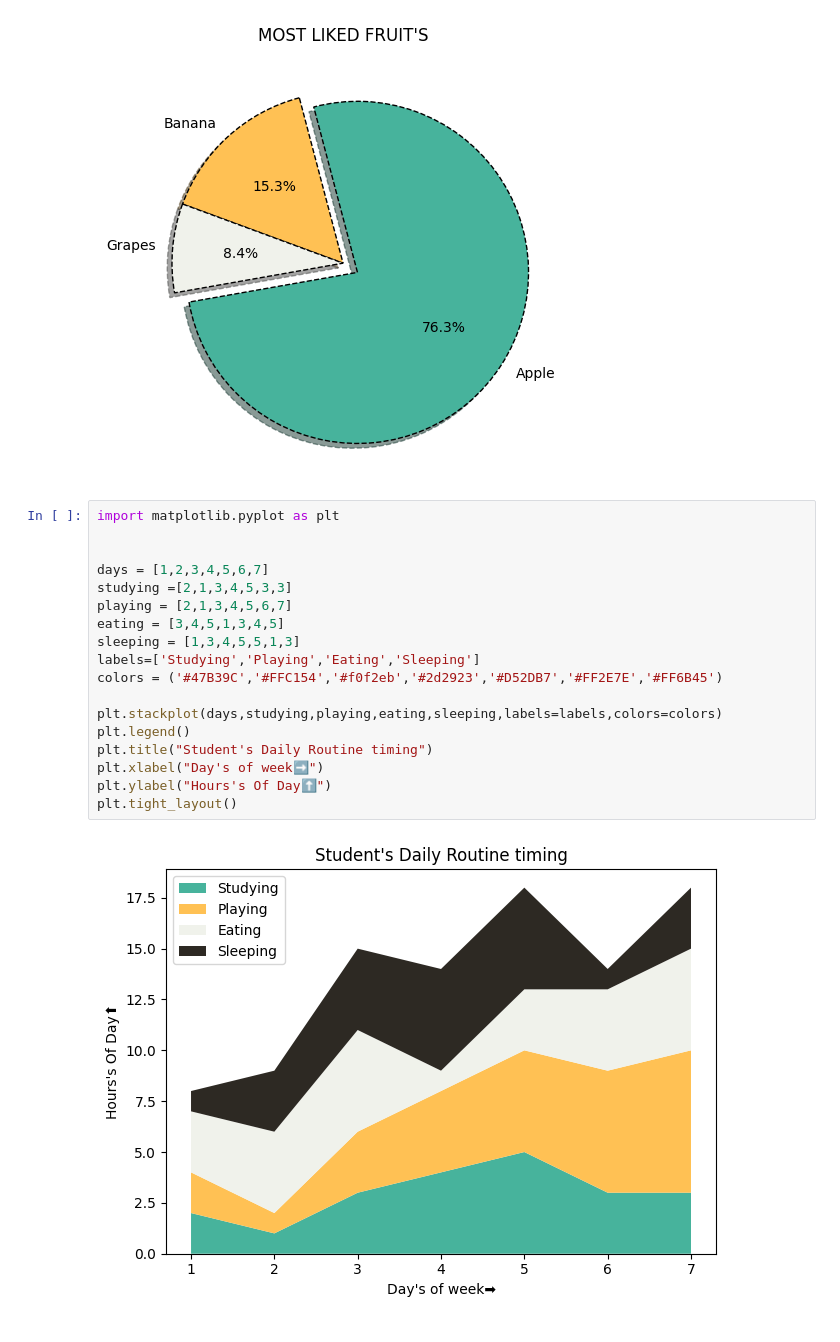
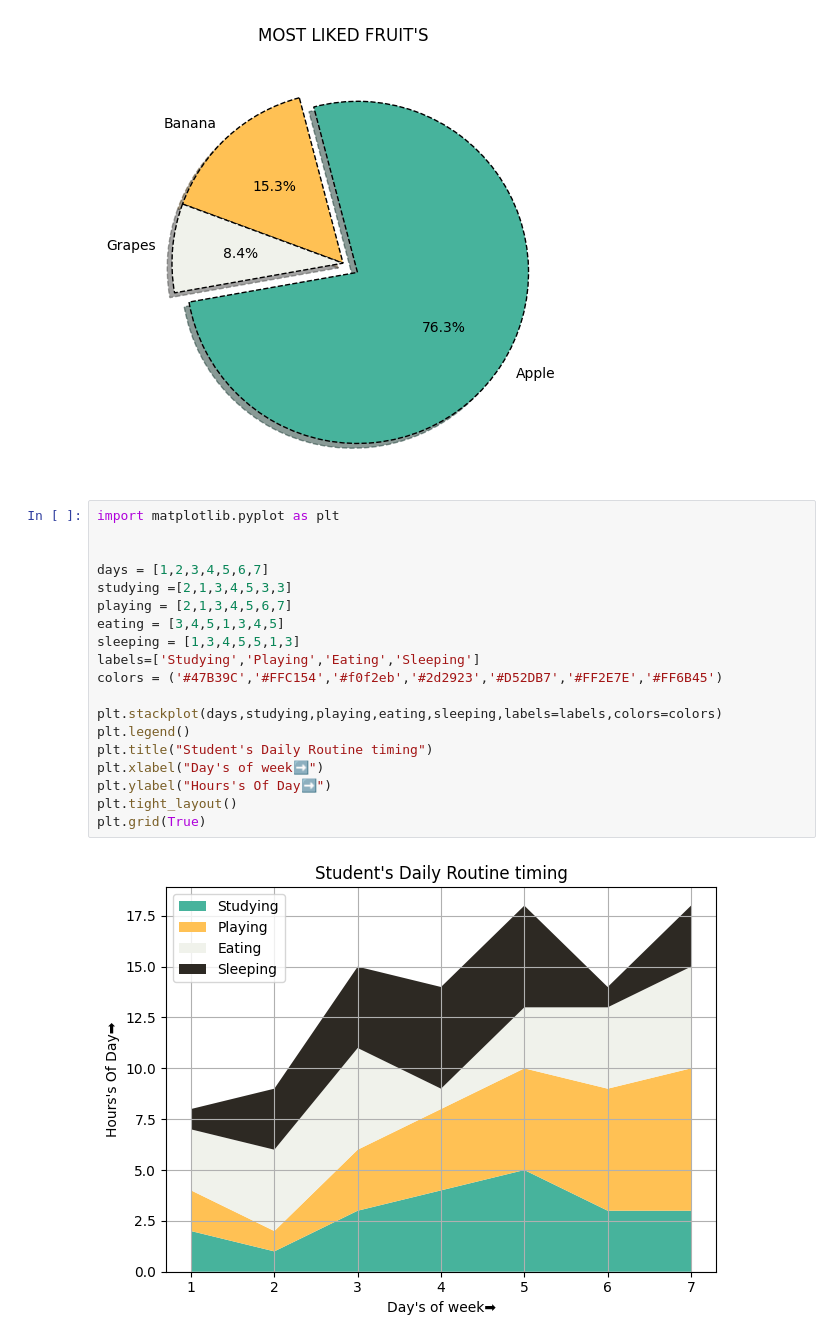
Before and after one commit to mohitmishra8921/Datascience, a Jupyter notebook: kaggle.ipynb, the cells around one changed output. Saved outputs shown, nothing was run; the diff lists cells and outputs as text.

Commit message:
practice histogram

```diff
--- a/kaggle.ipynb
+++ b/kaggle.ipynb
@@ -490,20 +490,21 @@ plt.show()
 # %%
 import matplotlib.pyplot as plt
 
 
 days = [1,2,3,4,5,6,7]
 studying =[2,1,3,4,5,3,3]
 playing = [2,1,3,4,5,6,7]
 eating = [3,4,5,1,3,4,5]
 sleeping = [1,3,4,5,5,1,3]
 labels=['Studying','Playing','Eating','Sleeping']
 colors = ('#47B39C','#FFC154','#f0f2eb','#2d2923','#D52DB7','#FF2E7E','#FF6B45')
 
 plt.stackplot(days,studying,playing,eating,sleeping,labels=labels,colors=colors)
 plt.legend()
 plt.title("Student's Daily Routine timing")
 plt.xlabel("Day's of week➡️")
-plt.ylabel("Hours's Of Day⬆️")
+plt.ylabel("Hours's Of Day➡️")
 plt.tight_layout()
+plt.grid(True)
 # %% [output]
-[figure, old version]
+[figure, new version]
```
Also changed, not shown: parts of 1 cell of this notebook, 1 other file.
